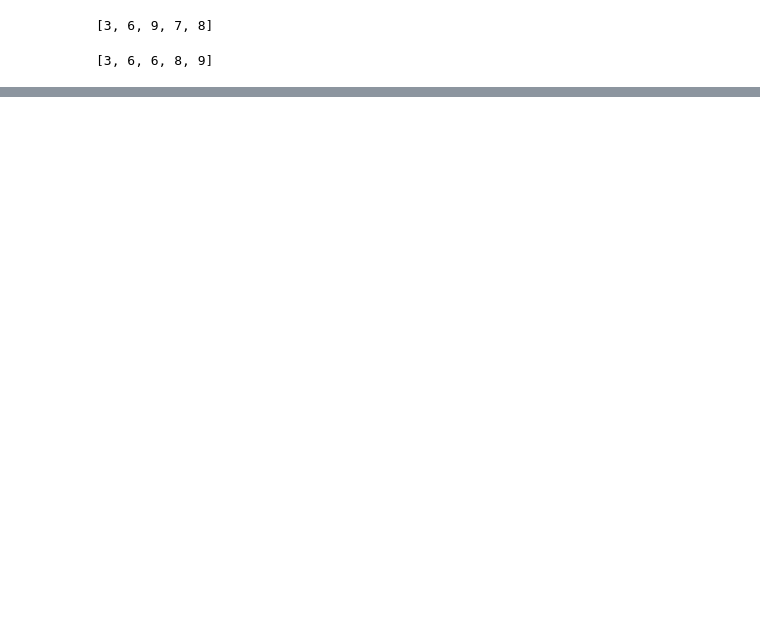
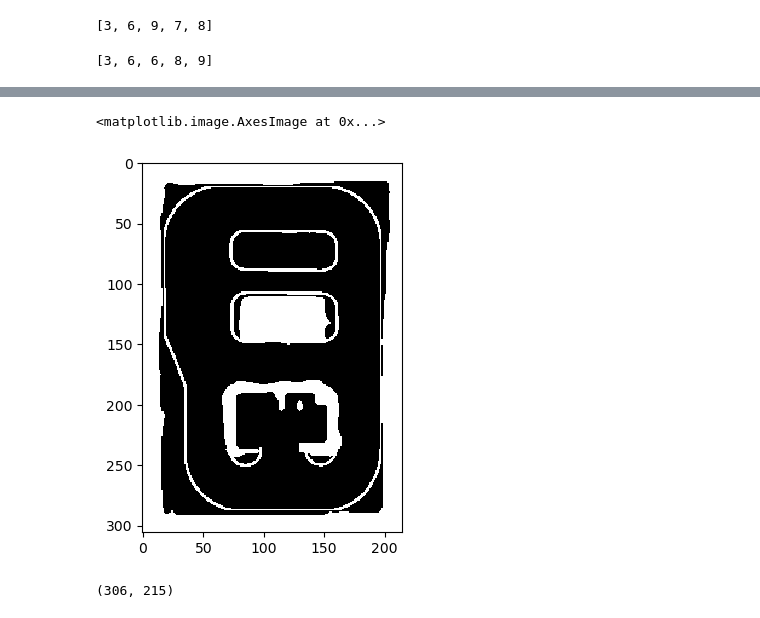
Before and after one commit to heetaeda/study_pathplanning, a Jupyter notebook: src/Priority_heap_queue.ipynb, the cells around one changed output, grey strips where cells are left out. Cells and saved outputs as stored; diff of their text form; code cells hidden in the pictures; blank space fills up the shorter version.

```diff
--- a/src/Priority_heap_queue.ipynb
+++ b/src/Priority_heap_queue.ipynb
@@ -107,11 +116,18 @@ for i in range(n):
 3
 # %%
 h = []
+cnt = 0
+for i in [3, 6, 9, 7, 8]:
+    heapq.heappush(h, (i, (cnt, cnt)))
 
-for i in [3, 6, 9, 7, 8]:
-    heapq.heappush(h, i)
+# if (1, 1) in h:
+#     print('yes')
+# else:
+#     print('no')
 
-h
+# print(h)
 
-print(h)
+a = heapq.heappop(h)
+
+a
 # %% [output]
@@ -135,0 +171,34 @@ result
+# %%
+import numpy as np
+import matplotlib.pyplot as plt
+import cv2
+
+# pgm 지도를 이진화 형태로 변환
+def pixel_based_map(img):
+    img_height, img_width = img.shape  # 이미지 크기 가져오기
+
+    # 결과 저장할 2D 리스트 생성 (기본값: 1 = 벽)
+    map_cost = np.ones((img_height, img_width), dtype=int)
+
+    # 모든 픽셀을 하나씩 순회하면서 계산
+    for i in range(img_height):
+        for j in range(img_width):
+            if img[i, j] > 210:  # 밝은 픽셀(도로)
+                map_cost[i, j] = 0  # 도로(0)
+            else:  # 어두운 픽셀(벽)
+                map_cost[i, j] = 1  # 벽(1)
+
+    return map_cost
+
+map = cv2.imread('../data/asap_map_resized.pgm', cv2.COLOR_BGR2GRAY)
+
+binary_map = pixel_based_map(map)
+
+plt.imshow(binary_map, cmap='gray')
+# %% [output]
+<matplotlib.image.AxesImage at 0x...>
+[figure, added]
+# %%
+map.shape
+# %% [output]
+(306, 215)
```
Also changed, not shown: parts of 11 cells of this notebook.
